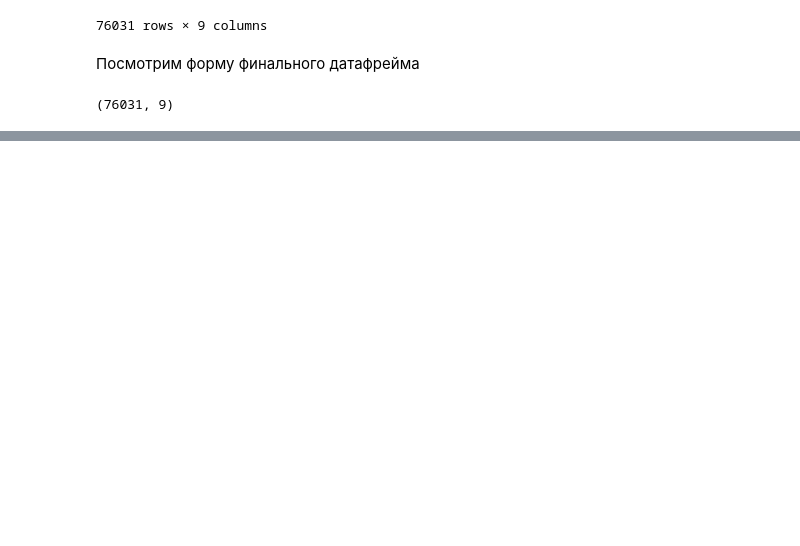
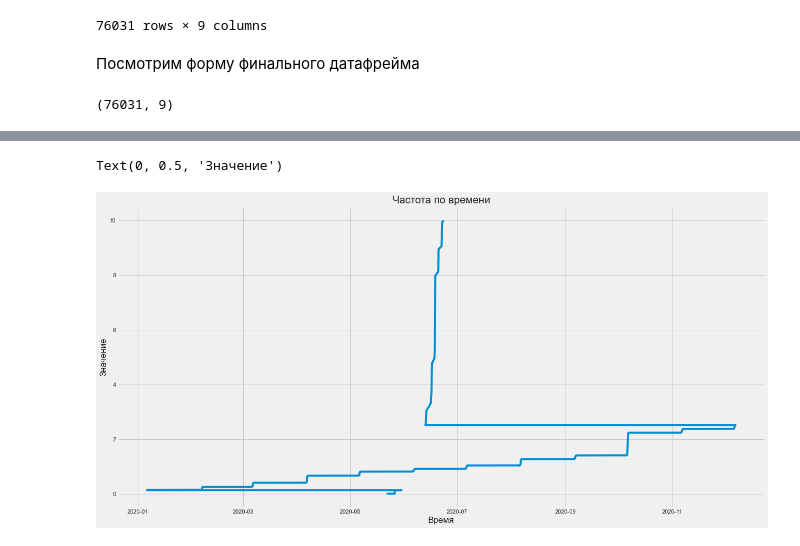
Before and after one commit to raptor72/compressors_voultage_trouble, a Jupyter notebook: compressors_analysis.ipynb, the cells around one changed output, grey strips where cells are left out. Cells and saved outputs as stored; diff of their text form; code cells hidden in the pictures; blank space fills up the shorter version.

```diff
--- a/compressors_analysis.ipynb
+++ b/compressors_analysis.ipynb
@@ -172,0 +409,9 @@ plt.ylabel("Мощьность кВт")
+# %%
+plt.figure(figsize=(20, 10))
+plt.plot(df_fin_sort["Время срабатывания"].values, x)
+plt.title("Частота по времени")
+plt.xlabel("Время")
+plt.ylabel("Значение")
+# %% [output]
+Text(0, 0.5, 'Значение')
+[figure, added]
```
Also changed, not shown: parts of 28 cells of this notebook.
